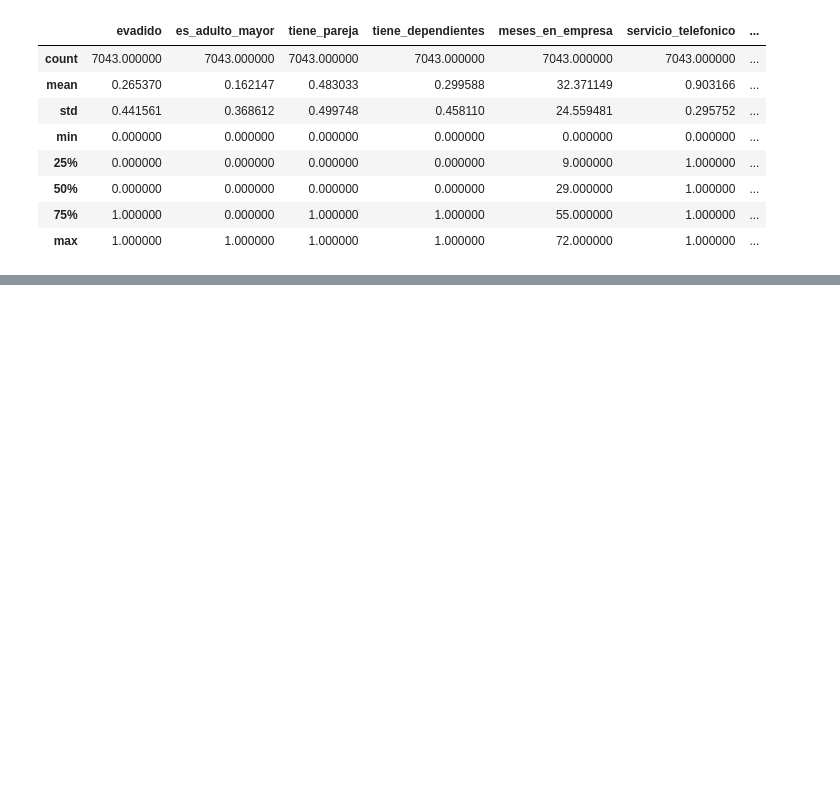
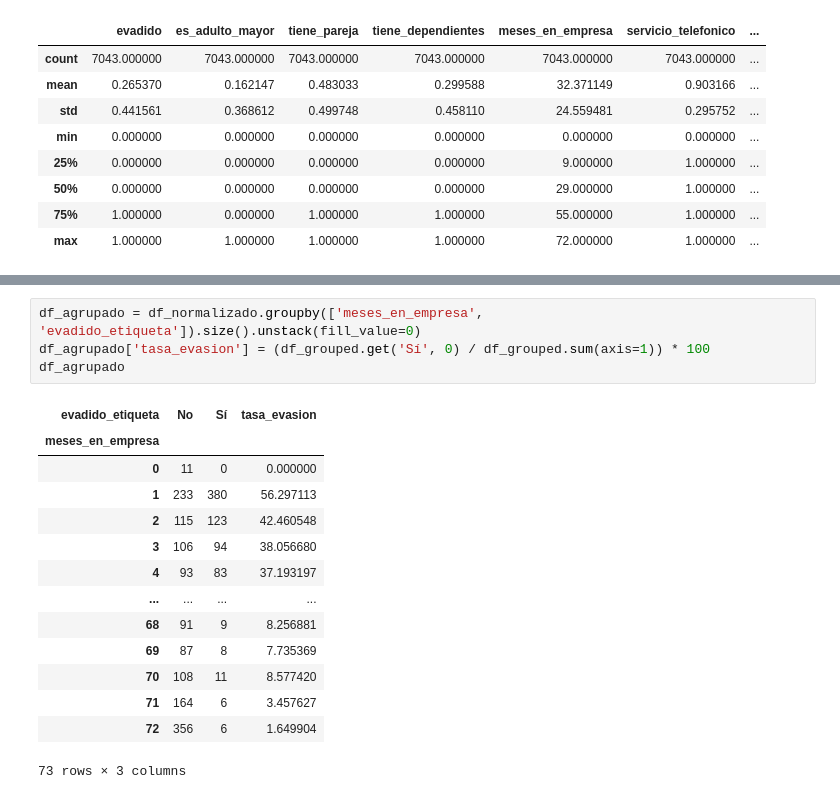
Before and after one commit to zenyonki/telecom_x_project, a Jupyter notebook: Telecom_X_MC.ipynb, the cells around one changed output, grey strips where cells are left out. Drawn from its saved outputs; the diff is of its cells as text; blank space fills up the shorter version.

```diff
--- a/Telecom_X_MC.ipynb
+++ b/Telecom_X_MC.ipynb
@@ -375,0 +391,19 @@ px.histogram(df_normalizado,
+# %%
+df_agrupado = df_normalizado.groupby(['meses_en_empresa', 'evadido_etiqueta']).size().unstack(fill_value=0)
+df_agrupado['tasa_evasion'] = (df_grouped.get('Sí', 0) / df_grouped.sum(axis=1)) * 100
+df_agrupado
+# %% [output]
+| evadido_etiqueta | No | Sí | tasa_evasion |
+| meses_en_empresa |  |  |  |
+| 0 | 11 | 0 | 0.000000 |
+| 1 | 233 | 380 | 56.297113 |
+| 2 | 115 | 123 | 42.460548 |
+| 3 | 106 | 94 | 38.056680 |
+| 4 | 93 | 83 | 37.193197 |
+| ... | ... | ... | ... |
+| 68 | 91 | 9 | 8.256881 |
+| 69 | 87 | 8 | 7.735369 |
+| 70 | 108 | 11 | 8.577420 |
+| 71 | 164 | 6 | 3.457627 |
+| 72 | 356 | 6 | 1.649904 |
+73 rows × 3 columns
```
Also changed, not shown: parts of 3 cells of this notebook.
